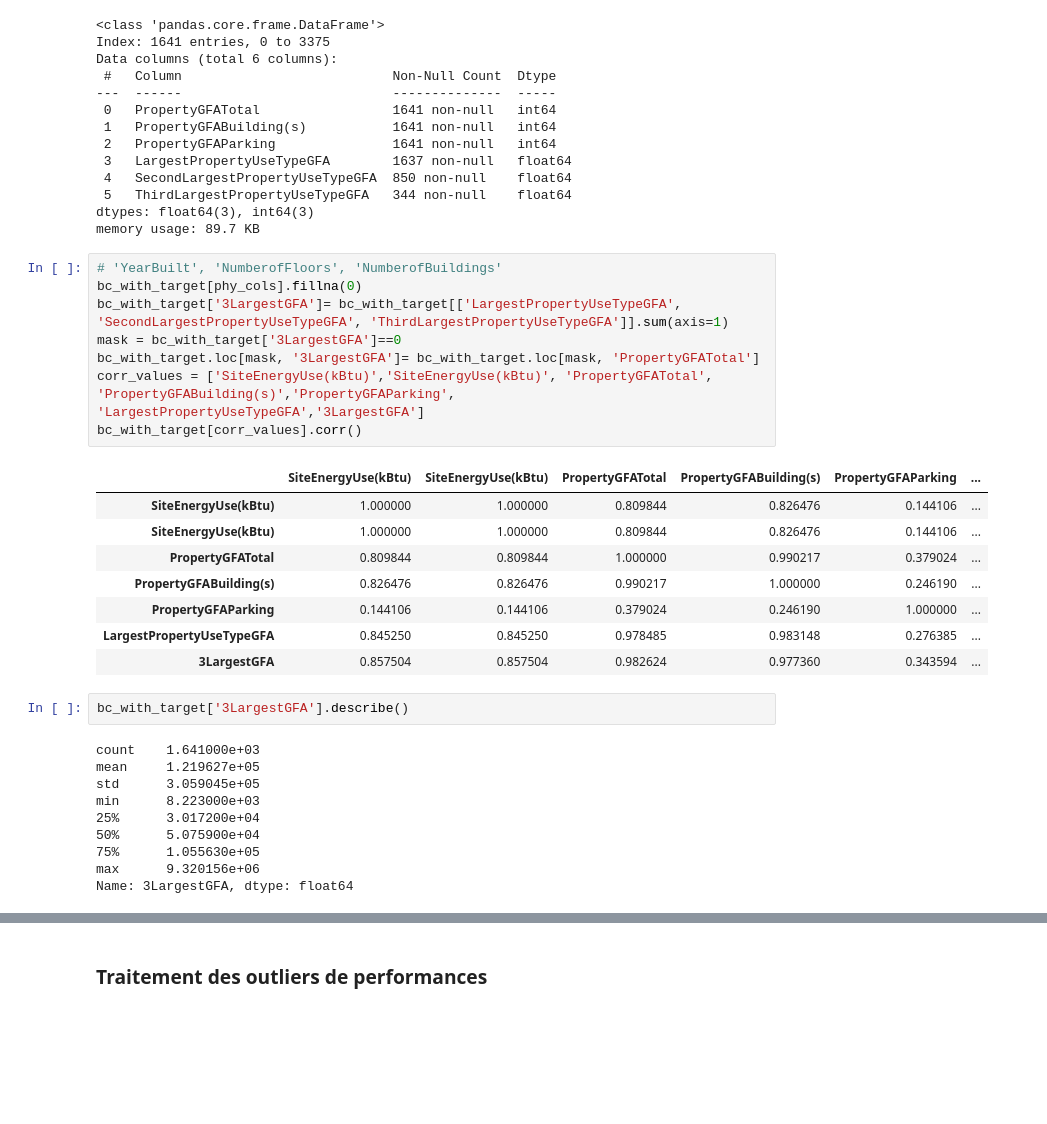
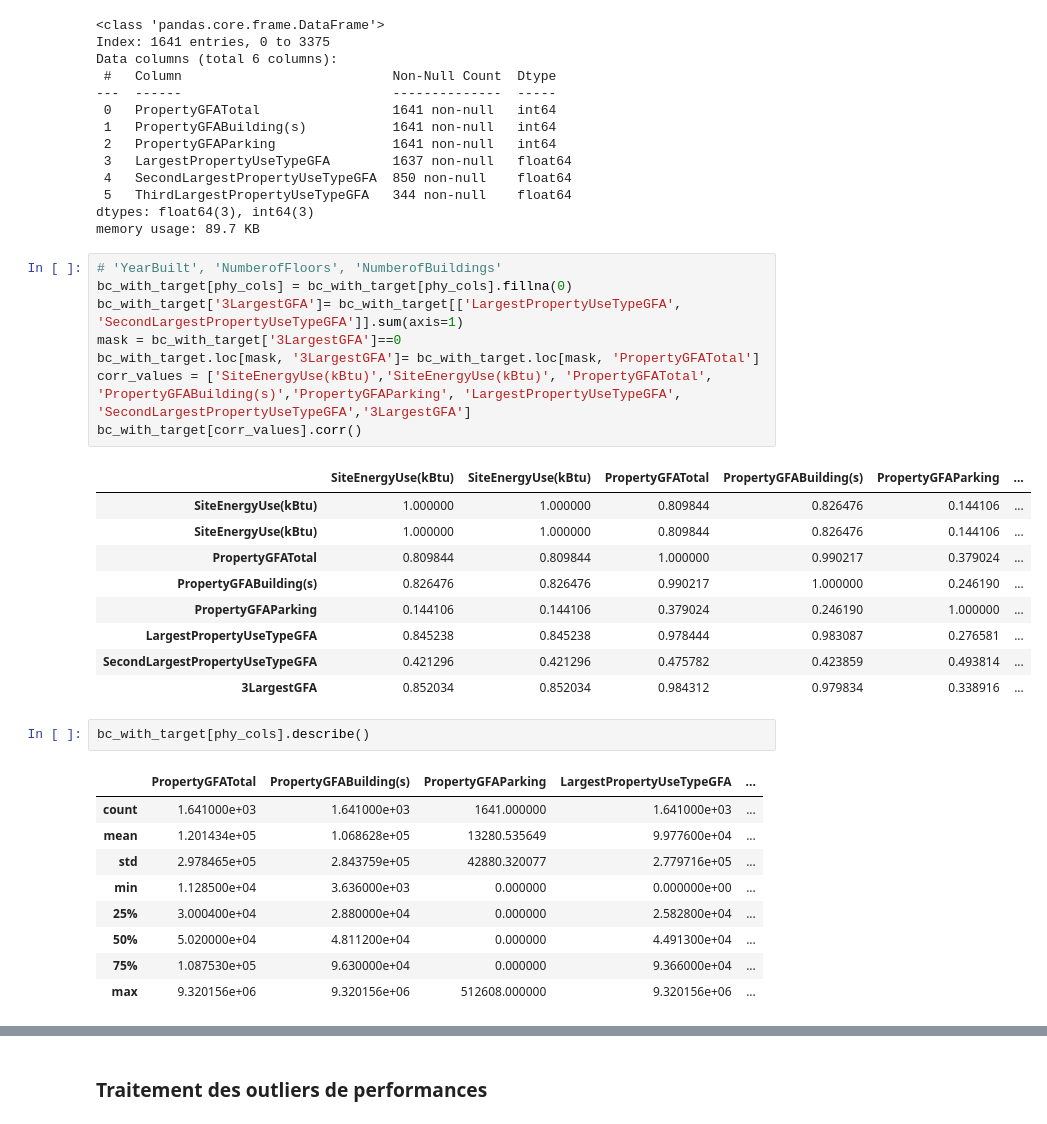
Before and after one commit to day811/OCDE-P6, a Jupyter notebook: modelistation_supervisee_EDA.ipynb, the cells around one changed output, grey strips where cells are left out. Cells and saved outputs as stored; diff of their text form; blank space fills up the shorter version.

```diff
--- a/modelistation_supervisee_EDA.ipynb
+++ b/modelistation_supervisee_EDA.ipynb
@@ -366,33 +366,34 @@ dtypes: float64(3), int64(3)
 memory usage: 89.7 KB
 # %%
 # 'YearBuilt', 'NumberofFloors', 'NumberofBuildings'
-bc_with_target[phy_cols].fillna(0)
-bc_with_target['3LargestGFA']= bc_with_target[['LargestPropertyUseTypeGFA', 'SecondLargestPropertyUseTypeGFA', 'ThirdLargestPropertyUseTypeGFA']].sum(axis=1)
+bc_with_target[phy_cols] = bc_with_target[phy_cols].fillna(0)
+bc_with_target['3LargestGFA']= bc_with_target[['LargestPropertyUseTypeGFA', 'SecondLargestPropertyUseTypeGFA']].sum(axis=1)
 mask = bc_with_target['3LargestGFA']==0
 bc_with_target.loc[mask, '3LargestGFA']= bc_with_target.loc[mask, 'PropertyGFATotal']
-corr_values = ['SiteEnergyUse(kBtu)','SiteEnergyUse(kBtu)', 'PropertyGFATotal', 'PropertyGFABuilding(s)','PropertyGFAParking', 'LargestPropertyUseTypeGFA','3LargestGFA']
+corr_values = ['SiteEnergyUse(kBtu)','SiteEnergyUse(kBtu)', 'PropertyGFATotal', 'PropertyGFABuilding(s)','PropertyGFAParking', 'LargestPropertyUseTypeGFA', 'SecondLargestPropertyUseTypeGFA','3LargestGFA']
 bc_with_target[corr_values].corr()
 # %% [output]
 |  | SiteEnergyUse(kBtu) | SiteEnergyUse(kBtu) | PropertyGFATotal | PropertyGFABuilding(s) | PropertyGFAParking | ... |
 | SiteEnergyUse(kBtu) | 1.000000 | 1.000000 | 0.809844 | 0.826476 | 0.144106 | ... |
 | SiteEnergyUse(kBtu) | 1.000000 | 1.000000 | 0.809844 | 0.826476 | 0.144106 | ... |
 | PropertyGFATotal | 0.809844 | 0.809844 | 1.000000 | 0.990217 | 0.379024 | ... |
 | PropertyGFABuilding(s) | 0.826476 | 0.826476 | 0.990217 | 1.000000 | 0.246190 | ... |
 | PropertyGFAParking | 0.144106 | 0.144106 | 0.379024 | 0.246190 | 1.000000 | ... |
-| LargestPropertyUseTypeGFA | 0.845250 | 0.845250 | 0.978485 | 0.983148 | 0.276385 | ... |
-| 3LargestGFA | 0.857504 | 0.857504 | 0.982624 | 0.977360 | 0.343594 | ... |
+| LargestPropertyUseTypeGFA | 0.845238 | 0.845238 | 0.978444 | 0.983087 | 0.276581 | ... |
+| SecondLargestPropertyUseTypeGFA | 0.421296 | 0.421296 | 0.475782 | 0.423859 | 0.493814 | ... |
+| 3LargestGFA | 0.852034 | 0.852034 | 0.984312 | 0.979834 | 0.338916 | ... |
 # %%
-bc_with_target['3LargestGFA'].describe()
+bc_with_target[phy_cols].describe()
 # %% [output]
-count    1.641000e+03
-mean     1.219627e+05
-std      3.059045e+05
-min      8.223000e+03
-25%      3.017200e+04
-50%      5.075900e+04
-75%      1.055630e+05
-max      9.320156e+06
-Name: 3LargestGFA, dtype: float64
+|  | PropertyGFATotal | PropertyGFABuilding(s) | PropertyGFAParking | LargestPropertyUseTypeGFA | ... |
+| count | 1.641000e+03 | 1.641000e+03 | 1641.000000 | 1.641000e+03 | ... |
+| mean | 1.201434e+05 | 1.068628e+05 | 13280.535649 | 9.977600e+04 | ... |
+| std | 2.978465e+05 | 2.843759e+05 | 42880.320077 | 2.779716e+05 | ... |
+| min | 1.128500e+04 | 3.636000e+03 | 0.000000 | 0.000000e+00 | ... |
+| 25% | 3.000400e+04 | 2.880000e+04 | 0.000000 | 2.582800e+04 | ... |
+| 50% | 5.020000e+04 | 4.811200e+04 | 0.000000 | 4.491300e+04 | ... |
+| 75% | 1.087530e+05 | 9.630000e+04 | 0.000000 | 9.366000e+04 | ... |
+| max | 9.320156e+06 | 9.320156e+06 | 512608.000000 | 9.320156e+06 | ... |
 # %%
 # Choix de 3LargestGFA comme predicteur surface pour l'efficacité
 ### Analyses supplémentaires EDA
```
Also changed, not shown: parts of 5 cells of this notebook, 1 other file.
